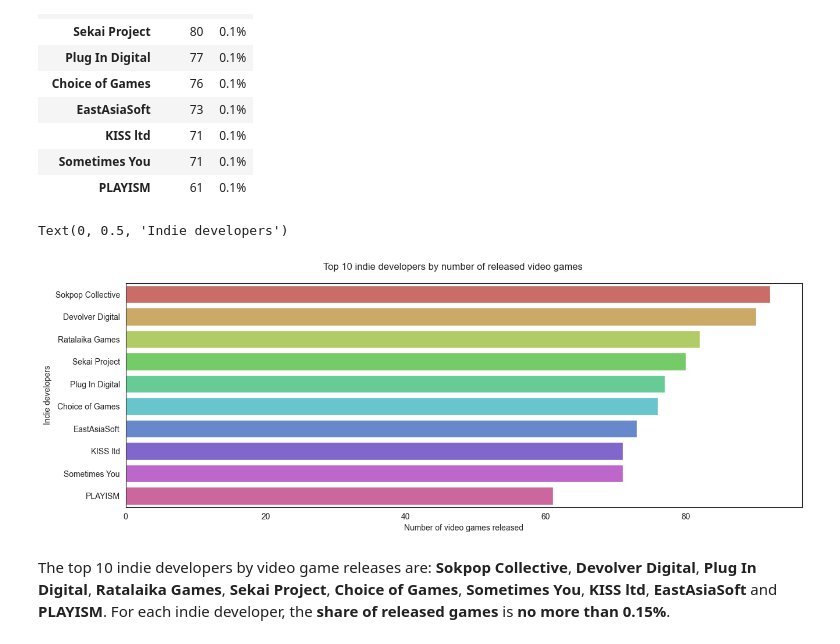
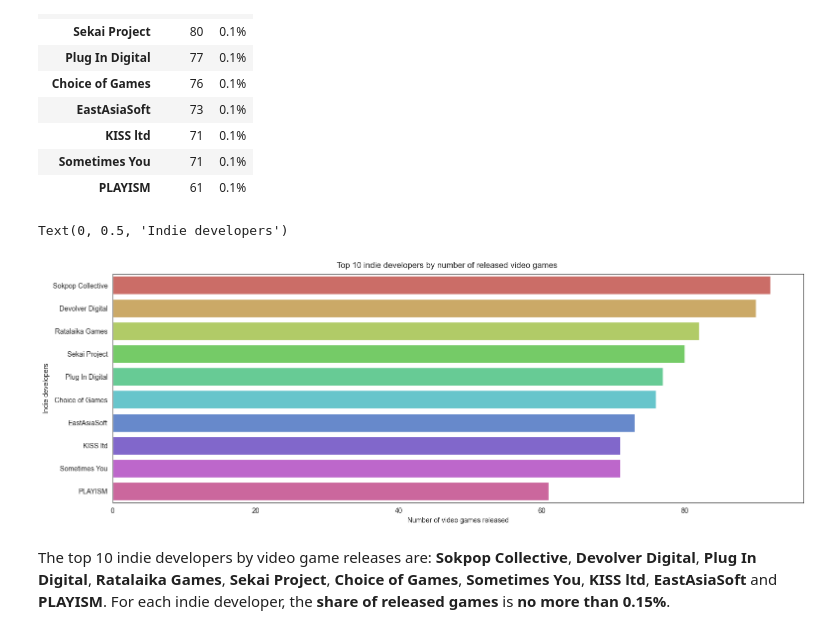
Before and after one commit to GSimonX37/video-games, a Jupyter notebook: notebooks/backloggd_eda.ipynb, the cells around one changed output. Cells and saved outputs as stored; diff of their text form; code cells hidden in the pictures.

```diff
--- a/notebooks/backloggd_eda.ipynb
+++ b/notebooks/backloggd_eda.ipynb
@@ -725,21 +725,21 @@ The top 10 major companies by number of video games released are: **Nintendo**,
 | Sometimes You | 71 | 0.1% |
 | PLAYISM | 61 | 0.1% |
 # %%
-figure = plt.figure(figsize=(15, 5))
+figure = plt.figure(figsize=(18, 6))
 figure.add_subplot()
 
 sns.barplot(x=df.loc[(df["category"] == "main") & (df["indie"]), "developers"].explode().value_counts().iloc[:10],
             y=df.loc[(df["category"] == "main") & (df["indie"]), "developers"].explode().value_counts().iloc[:10].index,
             orient="h",
             ax=figure.axes[0],
             palette=sns.color_palette("hls", 10))
 
-figure.suptitle('Top 10 indie developers by number of released video games', y=0.95)
+figure.suptitle('Top 10 indie developers by number of released video games', y=0.92)
 figure.axes[0].set_xlabel('Number of video games released')
 figure.axes[0].set_ylabel('Indie developers')
 # %% [output]
 Text(0, 0.5, 'Indie developers')
-[figure, old version]
+[figure, new version]
 # %% [markdown]
 The top 10 indie developers by video game releases are: **Sokpop Collective**, **Devolver Digital**, **Plug In Digital**, **Ratalaika Games**, **Sekai Project**, **Choice of Games**, **Sometimes You**, **KISS ltd**, **EastAsiaSoft** and **PLAYISM**. For each indie developer, the **share of released games** is **no more than 0.15%**.
 # %% [markdown]
```
Also changed, not shown: parts of 23 cells of this notebook.
